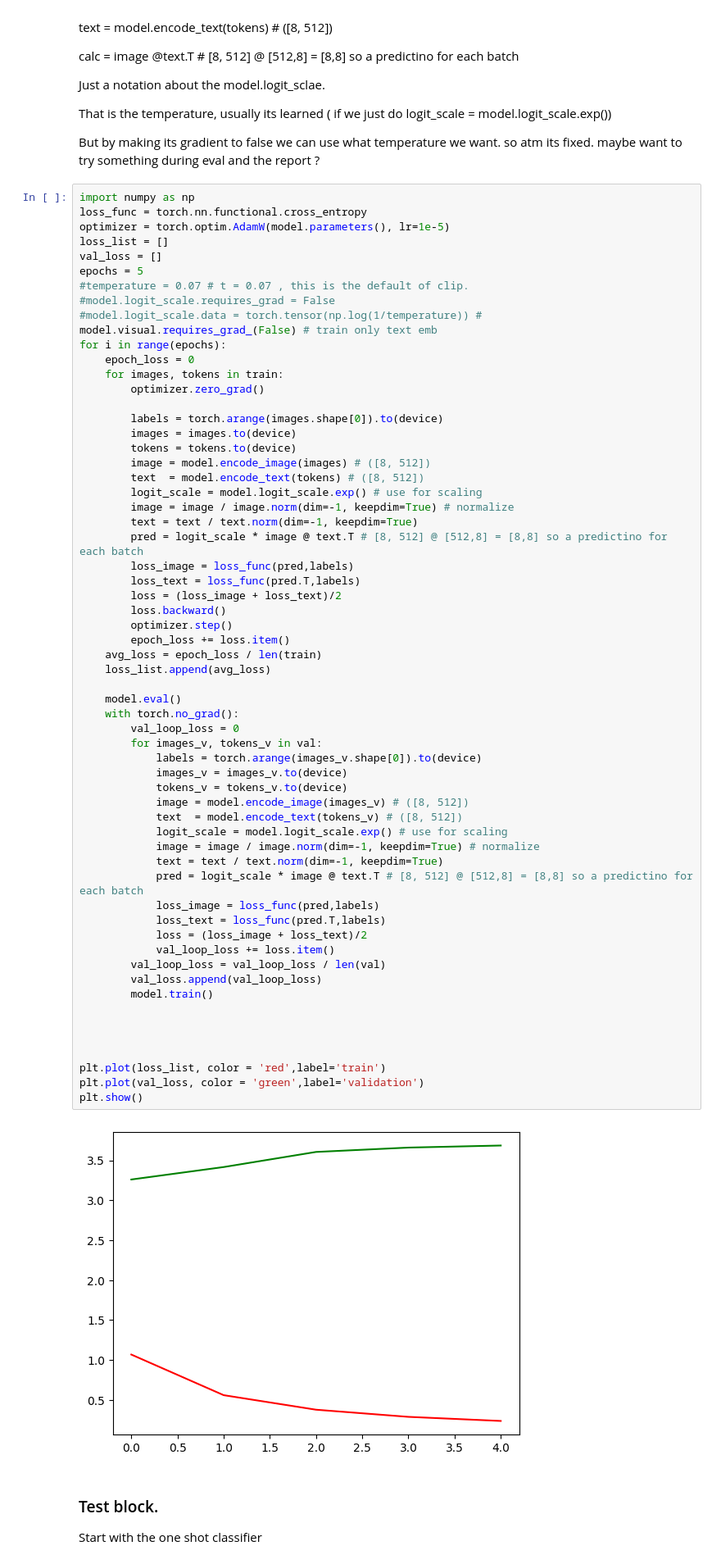
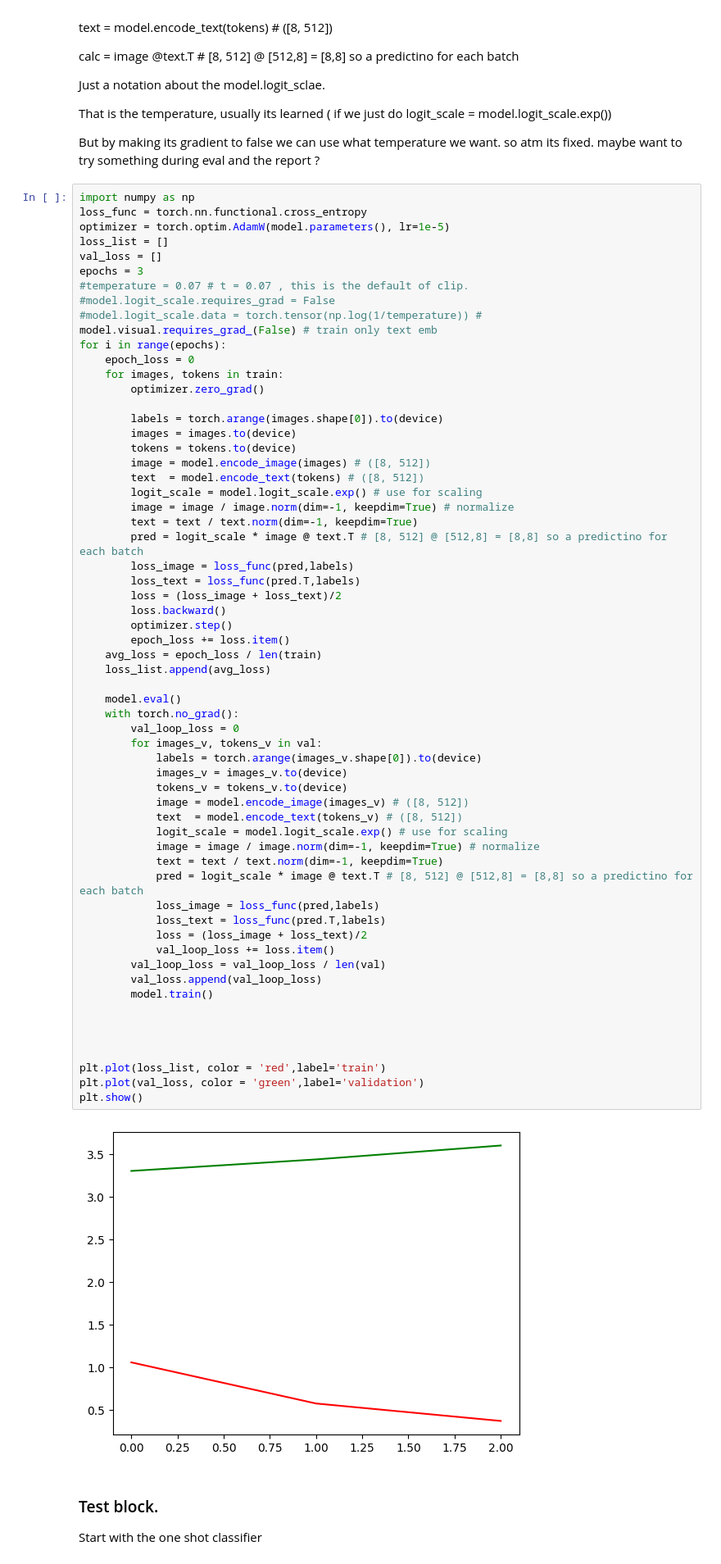
Before and after one commit to hellstrom01/fine-tuning-clip-model, a Jupyter notebook: model.ipynb, the cells around one changed output. Shown at 82% size. Drawn from its saved outputs; the diff is of its cells as text.

```diff
--- a/model.ipynb
+++ b/model.ipynb
@@ -172,7 +172,7 @@ loss_func = torch.nn.functional.cross_entropy
 optimizer = torch.optim.AdamW(model.parameters(), lr=1e-5)
 loss_list = []
 val_loss = []
-epochs = 5
+epochs = 3
 #temperature = 0.07 # t = 0.07 , this is the default of clip.
 #model.logit_scale.requires_grad = False
 #model.logit_scale.data = torch.tensor(np.log(1/temperature)) #
@@ -201,34 +201,34 @@ for i in range(epochs):
     loss_list.append(avg_loss)
 
     model.eval()
     with torch.no_grad():
         val_loop_loss = 0
         for images_v, tokens_v in val:
             labels = torch.arange(images_v.shape[0]).to(device)
             images_v = images_v.to(device)
             tokens_v = tokens_v.to(device)
             image = model.encode_image(images_v) # ([8, 512])
             text  = model.encode_text(tokens_v) # ([8, 512])
             logit_scale = model.logit_scale.exp() # use for scaling
             image = image / image.norm(dim=-1, keepdim=True) # normalize
             text = text / text.norm(dim=-1, keepdim=True)
             pred = logit_scale * image @ text.T # [8, 512] @ [512,8] = [8,8] so a predictino for each batch
             loss_image = loss_func(pred,labels)
             loss_text = loss_func(pred.T,labels)
             loss = (loss_image + loss_text)/2
             val_loop_loss += loss.item()
         val_loop_loss = val_loop_loss / len(val)
         val_loss.append(val_loop_loss)
         model.train()
 
 
 
 
 plt.plot(loss_list, color = 'red',label='train')
 plt.plot(val_loss, color = 'green',label='validation')
 plt.show()
 # %% [output]
-[figure, old version]
+[figure, new version]
 # %% [markdown]
 ### Test block.
 
```
Also changed, not shown: parts of 3 cells of this notebook.
